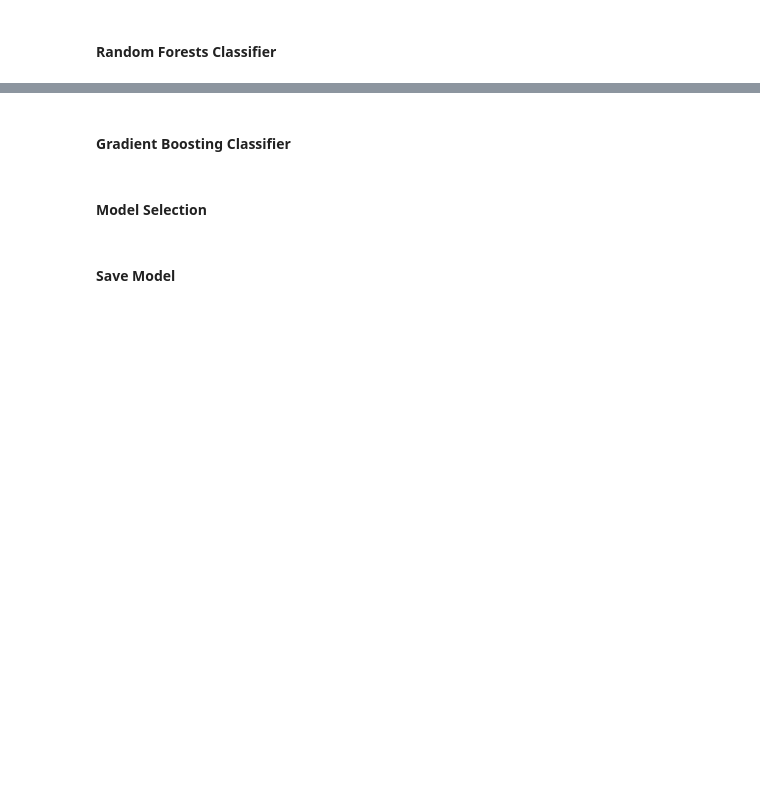
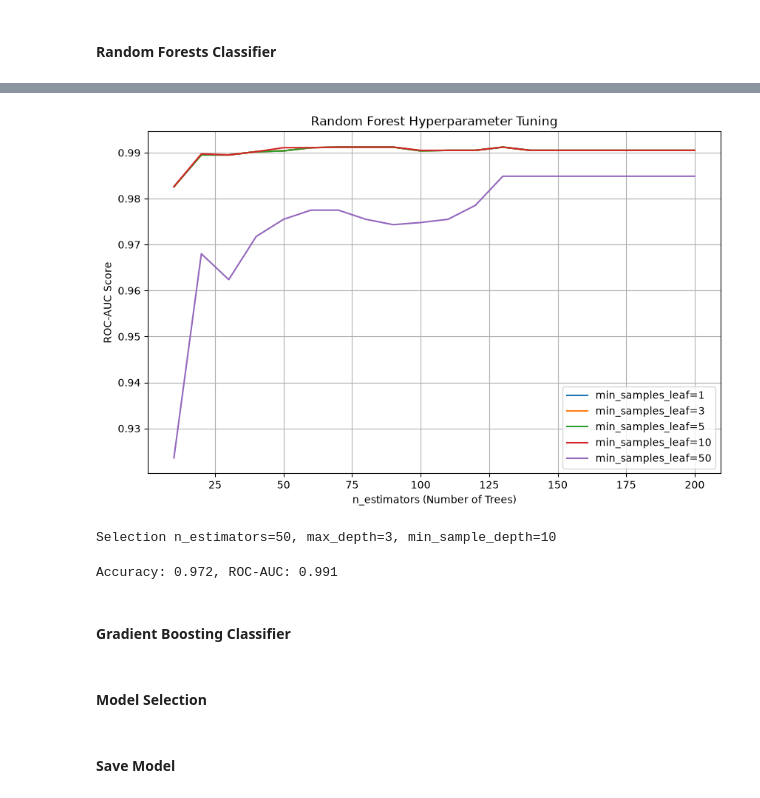
Before and after one commit to maneldevs/milk_quality_prediction, a Jupyter notebook: notebooks/notebook.ipynb, the cells around one changed output, grey strips where cells are left out. Saved outputs shown, nothing was run; the diff lists cells and outputs as text; code cells hidden in the pictures; blank space fills up the shorter version.

```diff
--- a/notebooks/notebook.ipynb
+++ b/notebooks/notebook.ipynb
@@ -415,3 +463,46 @@ print(export_text(modelDT, feature_names=dv.get_feature_names_out()))
+# %%
+# min_samples_leaf - n_estimators
+min_samples_leafs = [1, 3, 5, 10 , 50]
+n_estimators = range(10, 201, 10)
+scores = []
+
+for min_samples_leaf in min_samples_leafs:
+    for n_estimator in n_estimators:
+        model_i = train_random_forest(X_train, y_train, n_estimator, max_depth, min_samples_leaf)
+        y_pred_i = predict_proba(X_val, model_i)
+        auc_i = roc_auc_score(y_val, y_pred_i)
+        scores.append((min_samples_leaf, n_estimator, auc_i))
+columns = ['min_samples_leaf', 'n_estimator', 'auc']
+df_scores = pd.DataFrame(scores, columns=columns)
+# %%
+plt.figure(figsize=(10, 6))
+for d_v in min_samples_leafs:
+    df_subset = df_scores[df_scores.min_samples_leaf == d_v]
+    plt.plot(df_subset['n_estimator'], df_subset['auc'], label=f'min_samples_leaf={d_v}')
+
+plt.xlabel("n_estimators (Number of Trees)")
+plt.ylabel("ROC-AUC Score")
+plt.title("Random Forest Hyperparameter Tuning")
+plt.legend()
+plt.grid(True)
+plt.show()
+# %% [output]
+[figure, added]
+# %%
+max_depth = 3
+n_estimators = 50
+min_sample_leaf = 10
+print(f"Selection n_estimators={n_estimators}, max_depth={max_depth}, min_sample_depth={min_sample_leaf}")
+# %% [output]
+Selection n_estimators=50, max_depth=3, min_sample_depth=10
+# %%
+model_RF = train_random_forest(X_train, y_train, n_estimator, max_depth, min_sample_leaf)
+y_pred = predict_proba(X_val, model_RF)
+accuracy = calculate_accuracy(y_val, y_pred, selected_threshold)
+roc_auc = roc_auc_score(y_val, y_pred)
+print (f"Accuracy: {accuracy:.3f}, ROC-AUC: {roc_auc:.3f}")
+# %% [output]
+Accuracy: 0.972, ROC-AUC: 0.991
 # %% [markdown]
 #### Gradient Boosting Classifier
 # %% [markdown]
```
Also changed, not shown: parts of 7 cells of this notebook, 1 other file.
